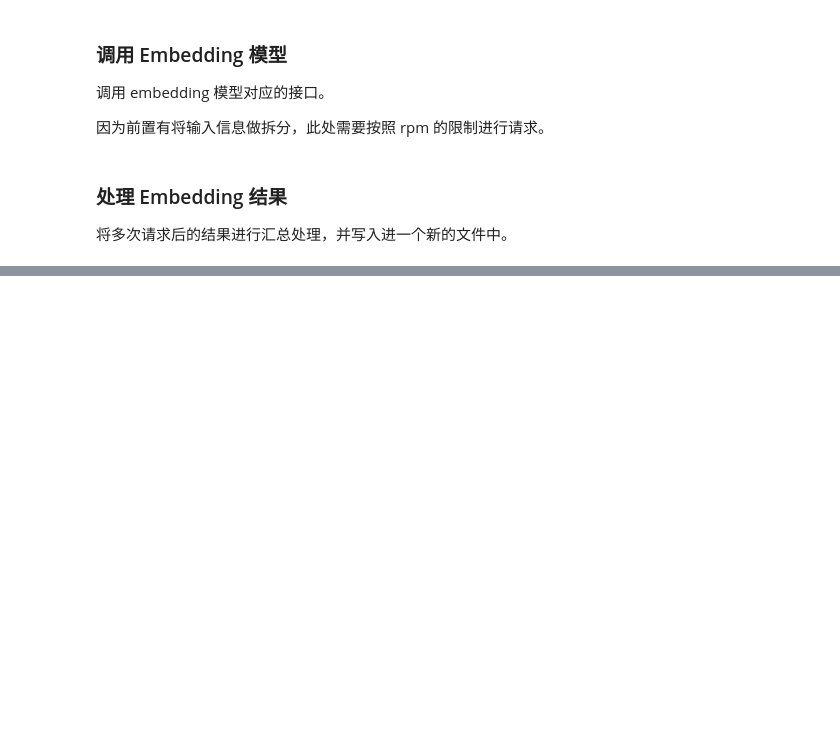
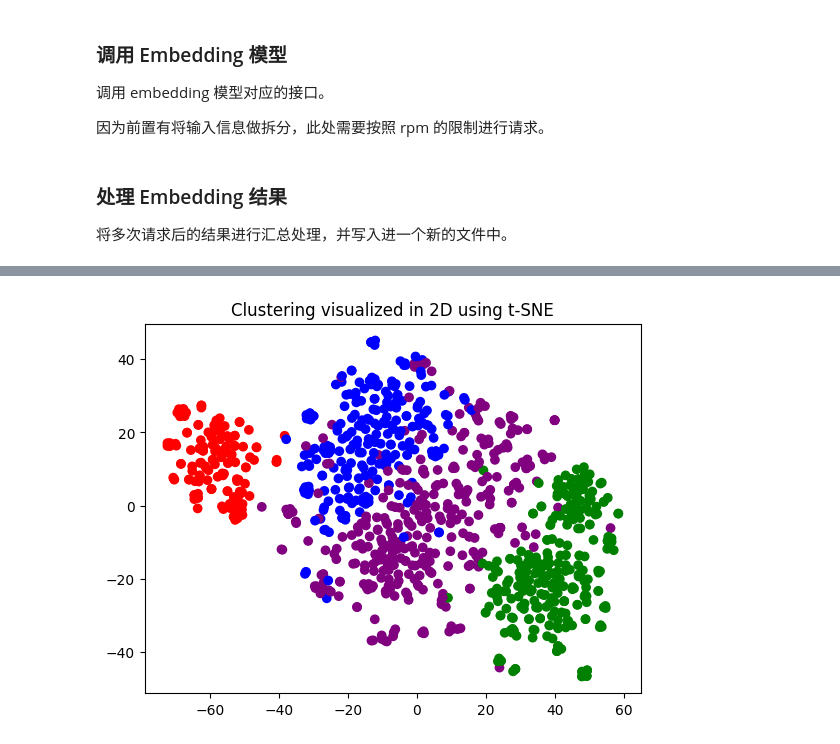
Before and after one commit to Chen-23333/silk-openai-dev, a Jupyter notebook: openai-api/Embeddings/embeddings.ipynb, the cells around one changed output, grey strips where cells are left out. Cells and saved outputs as stored; diff of their text form; code cells hidden in the pictures; blank space fills up the shorter version.

```diff
--- a/openai-api/Embeddings/embeddings.ipynb
+++ b/openai-api/Embeddings/embeddings.ipynb
@@ -247,0 +244,7 @@ df_embedding.head(5)
+# %%
+# 将字符串转换为向量
+df_embedded["embedding_vec"] = df_embedded["embedding"].apply(ast.literal_eval)
+
+print('type:', type(df_embedded["embedding_vec"][0]))
+print('dimension:', len(df_embedded["embedding_vec"][0]))
+df_embedded.head(5)
@@ -247,0 +361,28 @@ df_embedding.head(5)
+# %%
+# 首先为每个聚类定义一个颜色。
+colors = ["red", "green", "blue", "purple"]
+
+# 然后，你可以使用 t-SNE 来降维数据。这里，我们只考虑 'embedding_vec' 列。
+tsne_model = TSNE(n_components=2, random_state=42)
+vis_data = tsne_model.fit_transform(matrix)
+
+# 现在，你可以从降维后的数据中获取 x 和 y 坐标。
+x = vis_data[:, 0]
+y = vis_data[:, 1]
+
+# 'Cluster' 列中的值将被用作颜色索引。
+color_indices = df_embedded['Cluster'].values
+
+# 创建一个基于预定义颜色的颜色映射对象
+colormap = matplotlib.colors.ListedColormap(colors)
+
+# 使用 matplotlib 创建散点图，其中颜色由颜色映射对象和颜色索引共同决定
+plt.scatter(x, y, c=color_indices, cmap=colormap)
+
+# 为图形添加标题
+plt.title("Clustering visualized in 2D using t-SNE")
+
+# 显示图形
+plt.show()
+# %% [output]
+[figure, added]
```
Also changed, not shown: parts of 21 cells of this notebook, 1 other file.
